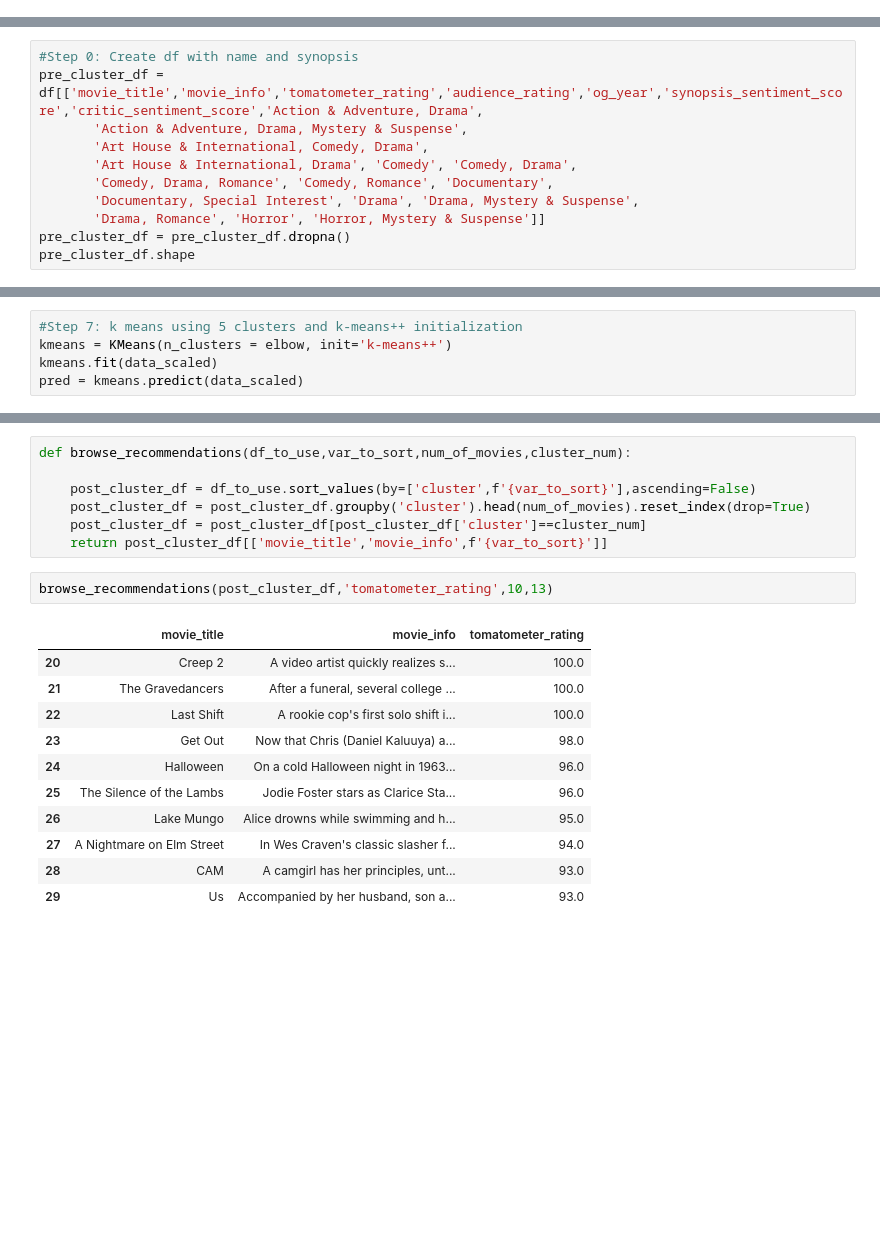
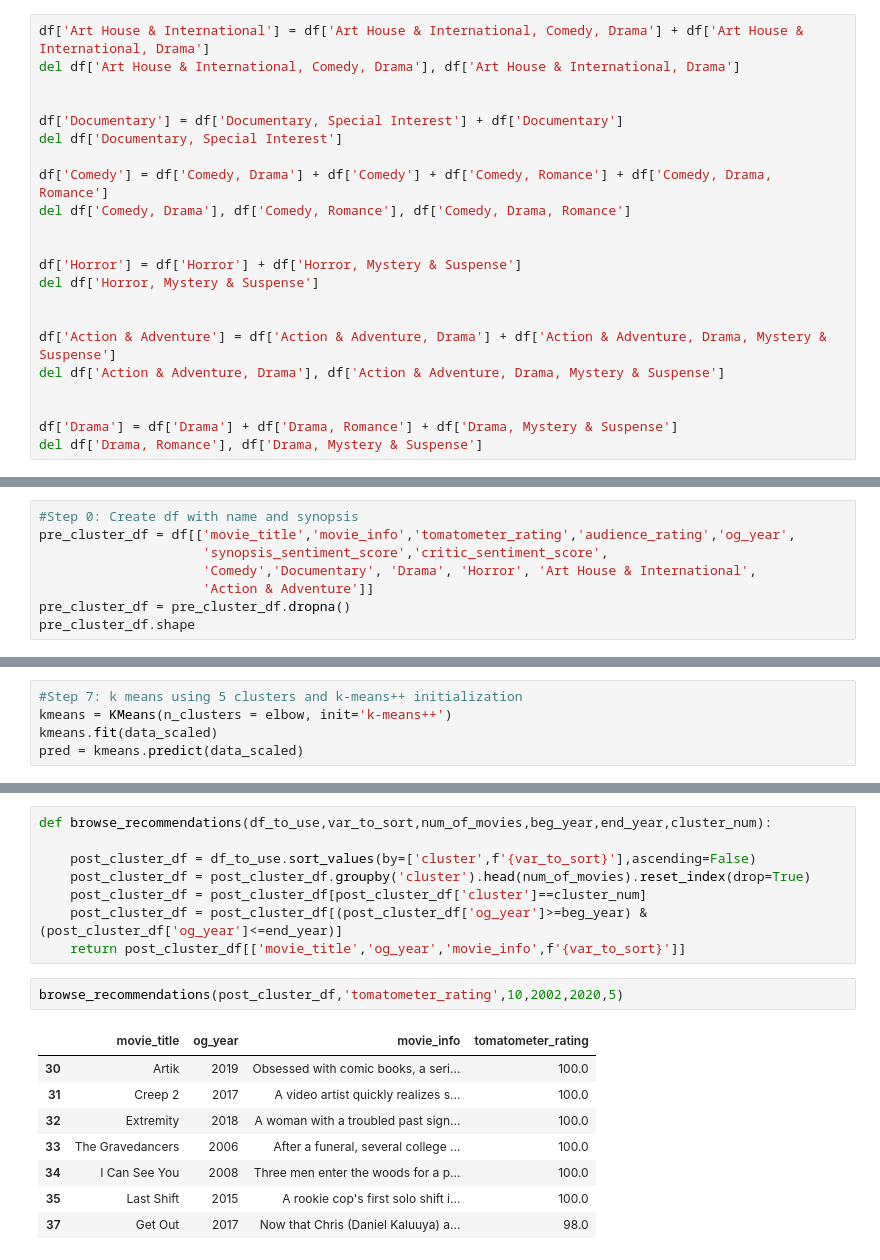
Before and after one commit to statzenthusiast921/rotten-tomatoes-analysis, a Jupyter notebook: notebooks/RT Recommendation Analysis 01.28.23.ipynb, the cells around one changed output, grey strips where cells are left out. Drawn from its saved outputs; the diff is of its cells as text; blank space fills up the shorter version.

```diff
--- a/notebooks/RT Recommendation Analysis 01.28.23.ipynb
+++ b/notebooks/RT Recommendation Analysis 01.28.23.ipynb
@@ -198,3 +198,25 @@ Index(['movie_title', 'movie_info', 'critics_consensus', 'content_rating',
        'Documentary, Special Interest', 'Drama', 'Drama, Mystery & Suspense',
        'Drama, Romance', 'Horror', 'Horror, Mystery & Suspense', 'Other'],
       dtype='object')
+# %%
+df['Art House & International'] = df['Art House & International, Comedy, Drama'] + df['Art House & International, Drama']
+del df['Art House & International, Comedy, Drama'], df['Art House & International, Drama']
+
+
+df['Documentary'] = df['Documentary, Special Interest'] + df['Documentary']
+del df['Documentary, Special Interest']
+
+df['Comedy'] = df['Comedy, Drama'] + df['Comedy'] + df['Comedy, Romance'] + df['Comedy, Drama, Romance']
+del df['Comedy, Drama'], df['Comedy, Romance'], df['Comedy, Drama, Romance']
+
+
+df['Horror'] = df['Horror'] + df['Horror, Mystery & Suspense']
+del df['Horror, Mystery & Suspense']
+
+
+df['Action & Adventure'] = df['Action & Adventure, Drama'] + df['Action & Adventure, Drama, Mystery & Suspense']
+del df['Action & Adventure, Drama'], df['Action & Adventure, Drama, Mystery & Suspense']
+
+
+df['Drama'] = df['Drama'] + df['Drama, Romance'] + df['Drama, Mystery & Suspense']
+del df['Drama, Romance'], df['Drama, Mystery & Suspense']
@@ -201,12 +239,9 @@ Index(['movie_title', 'movie_info', 'critics_consensus', 'content_rating',
 # %%
 #Step 0: Create df with name and synopsis
-pre_cluster_df = df[['movie_title','movie_info','tomatometer_rating','audience_rating','og_year','synopsis_sentiment_score','critic_sentiment_score','Action & Adventure, Drama',
-       'Action & Adventure, Drama, Mystery & Suspense',
-       'Art House & International, Comedy, Drama',
-       'Art House & International, Drama', 'Comedy', 'Comedy, Drama',
-       'Comedy, Drama, Romance', 'Comedy, Romance', 'Documentary',
-       'Documentary, Special Interest', 'Drama', 'Drama, Mystery & Suspense',
-       'Drama, Romance', 'Horror', 'Horror, Mystery & Suspense']]
+pre_cluster_df = df[['movie_title','movie_info','tomatometer_rating','audience_rating','og_year',
+                     'synopsis_sentiment_score','critic_sentiment_score',
+                     'Comedy','Documentary', 'Drama', 'Horror', 'Art House & International',
+                     'Action & Adventure']]
 pre_cluster_df = pre_cluster_df.dropna()
 pre_cluster_df.shape
 # %% [output]
@@ -309,21 +342,19 @@ post_cluster_df.head(2)
 # %%
-def browse_recommendations(df_to_use,var_to_sort,num_of_movies,cluster_num):
+def browse_recommendations(df_to_use,var_to_sort,num_of_movies,beg_year,end_year,cluster_num):
 
     post_cluster_df = df_to_use.sort_values(by=['cluster',f'{var_to_sort}'],ascending=False)
     post_cluster_df = post_cluster_df.groupby('cluster').head(num_of_movies).reset_index(drop=True)
     post_cluster_df = post_cluster_df[post_cluster_df['cluster']==cluster_num]
-    return post_cluster_df[['movie_title','movie_info',f'{var_to_sort}']]
+    post_cluster_df = post_cluster_df[(post_cluster_df['og_year']>=beg_year) & (post_cluster_df['og_year']<=end_year)]
+    return post_cluster_df[['movie_title','og_year','movie_info',f'{var_to_sort}']]
 # %%
-browse_recommendations(post_cluster_df,'tomatometer_rating',10,13)
+browse_recommendations(post_cluster_df,'tomatometer_rating',10,2002,2020,5)
 # %% [output]
-|  | movie_title | movie_info | tomatometer_rating |
-| 20 | Creep 2 | A video artist quickly realizes s... | 100.0 |
-| 21 | The Gravedancers | After a funeral, several college ... | 100.0 |
-| 22 | Last Shift | A rookie cop's first solo shift i... | 100.0 |
-| 23 | Get Out | Now that Chris (Daniel Kaluuya) a... | 98.0 |
-| 24 | Halloween | On a cold Halloween night in 1963... | 96.0 |
-| 25 | The Silence of the Lambs | Jodie Foster stars as Clarice Sta... | 96.0 |
-| 26 | Lake Mungo | Alice drowns while swimming and h... | 95.0 |
-| 27 | A Nightmare on Elm Street | In Wes Craven's classic slasher f... | 94.0 |
-| 28 | CAM | A camgirl has her principles, unt... | 93.0 |
-| 29 | Us | Accompanied by her husband, son a... | 93.0 |
+|  | movie_title | og_year | movie_info | tomatometer_rating |
+| 30 | Artik | 2019 | Obsessed with comic books, a seri... | 100.0 |
+| 31 | Creep 2 | 2017 | A video artist quickly realizes s... | 100.0 |
+| 32 | Extremity | 2018 | A woman with a troubled past sign... | 100.0 |
+| 33 | The Gravedancers | 2006 | After a funeral, several college ... | 100.0 |
+| 34 | I Can See You | 2008 | Three men enter the woods for a p... | 100.0 |
+| 35 | Last Shift | 2015 | A rookie cop's first solo shift i... | 100.0 |
+| 37 | Get Out | 2017 | Now that Chris (Daniel Kaluuya) a... | 98.0 |
```
Also changed, not shown: parts of 9 cells of this notebook.
